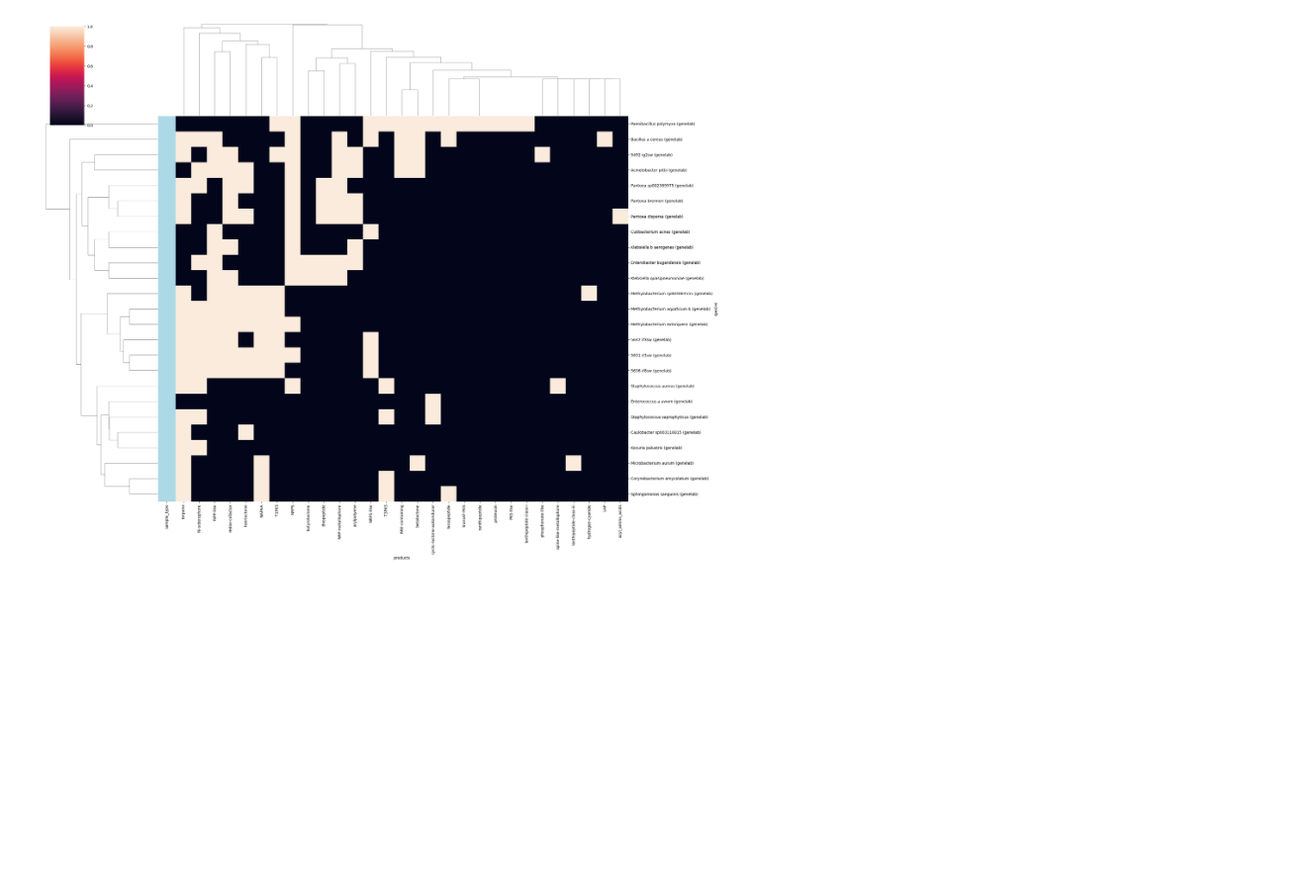
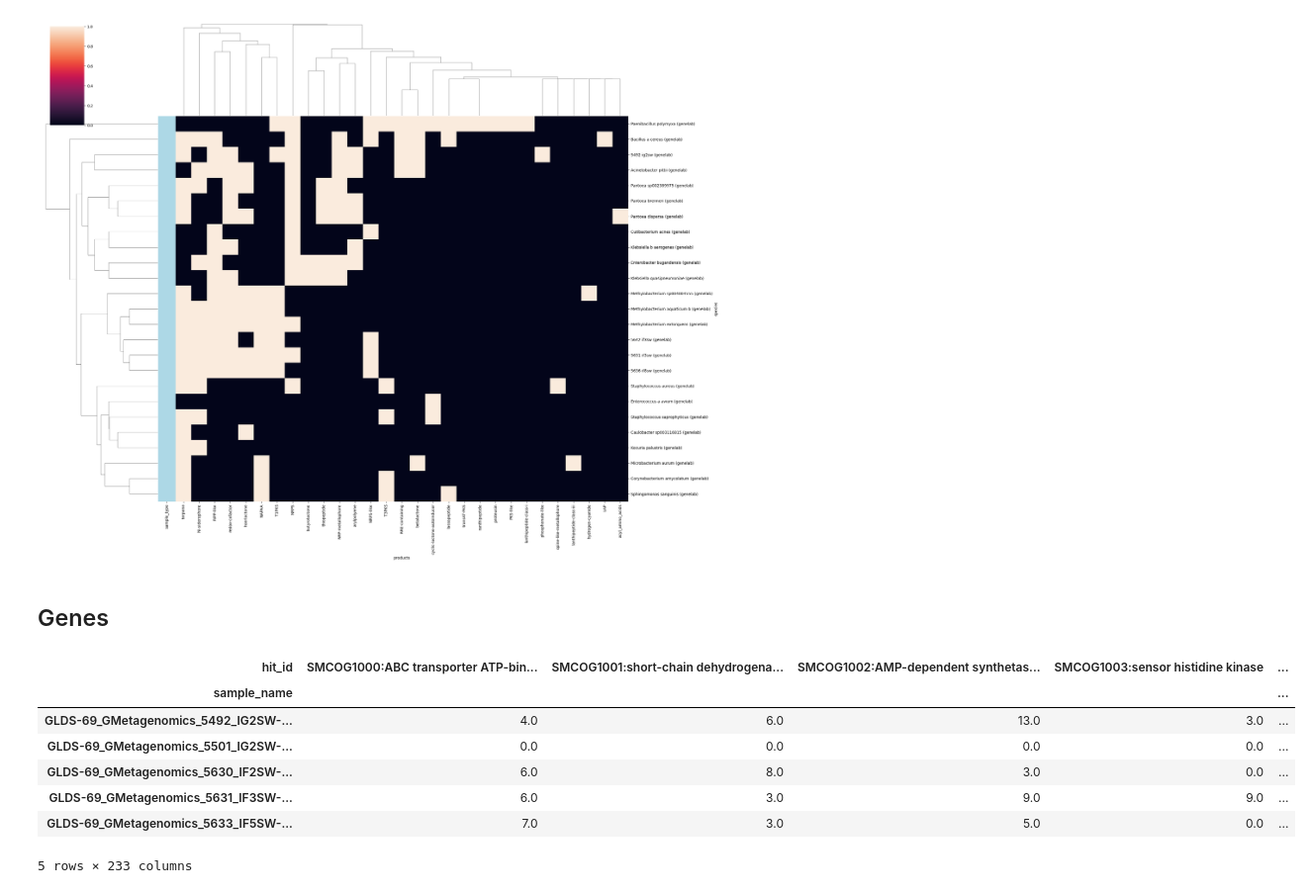
Before and after one commit to giovannellilab/esa-hackathon, a Jupyter notebook: notebooks/antiSMASH.ipynb, the cells around one changed output. Shown at 99% size. Drawn from its saved outputs; the diff is of its cells as text; code cells hidden in the pictures; blank space fills up the shorter version.

```diff
--- a/notebooks/antiSMASH.ipynb
+++ b/notebooks/antiSMASH.ipynb
@@ -419,3 +421,5 @@ fig.savefig(
 )
 # %% [output]
 [figure]
+# %% [markdown]
+## Genes
@@ -421,0 +479,13 @@ fig.savefig(
+# %%
+heat_df_genes = get_heat_df(df=results_df_genes, target_col="hit_id")
+heat_df_genes, row_colors_genes = get_annotations(heat_df_genes)
+heat_df_genes.head()
+# %% [output]
+| hit_id | SMCOG1000:ABC transporter ATP-bin... | SMCOG1001:short-chain dehydrogena... | SMCOG1002:AMP-dependent synthetas... | SMCOG1003:sensor histidine kinase | ... |
+| sample_name |  |  |  |  | ... |
+| GLDS-69_GMetagenomics_5492_IG2SW-... | 4.0 | 6.0 | 13.0 | 3.0 | ... |
+| GLDS-69_GMetagenomics_5501_IG2SW-... | 0.0 | 0.0 | 0.0 | 0.0 | ... |
+| GLDS-69_GMetagenomics_5630_IF2SW-... | 6.0 | 8.0 | 3.0 | 0.0 | ... |
+| GLDS-69_GMetagenomics_5631_IF3SW-... | 6.0 | 3.0 | 9.0 | 9.0 | ... |
+| GLDS-69_GMetagenomics_5633_IF5SW-... | 7.0 | 3.0 | 5.0 | 0.0 | ... |
+5 rows × 233 columns
```
Also changed, not shown: parts of 5 cells of this notebook.
